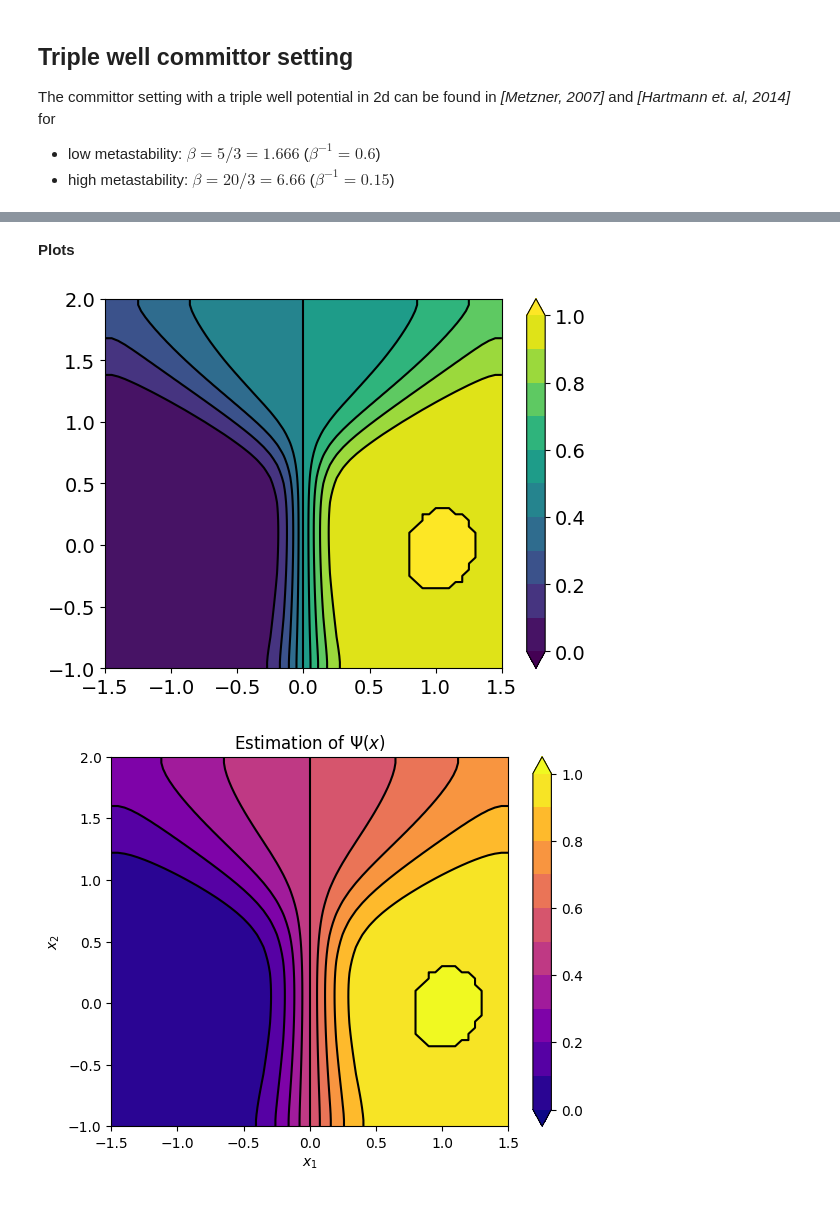
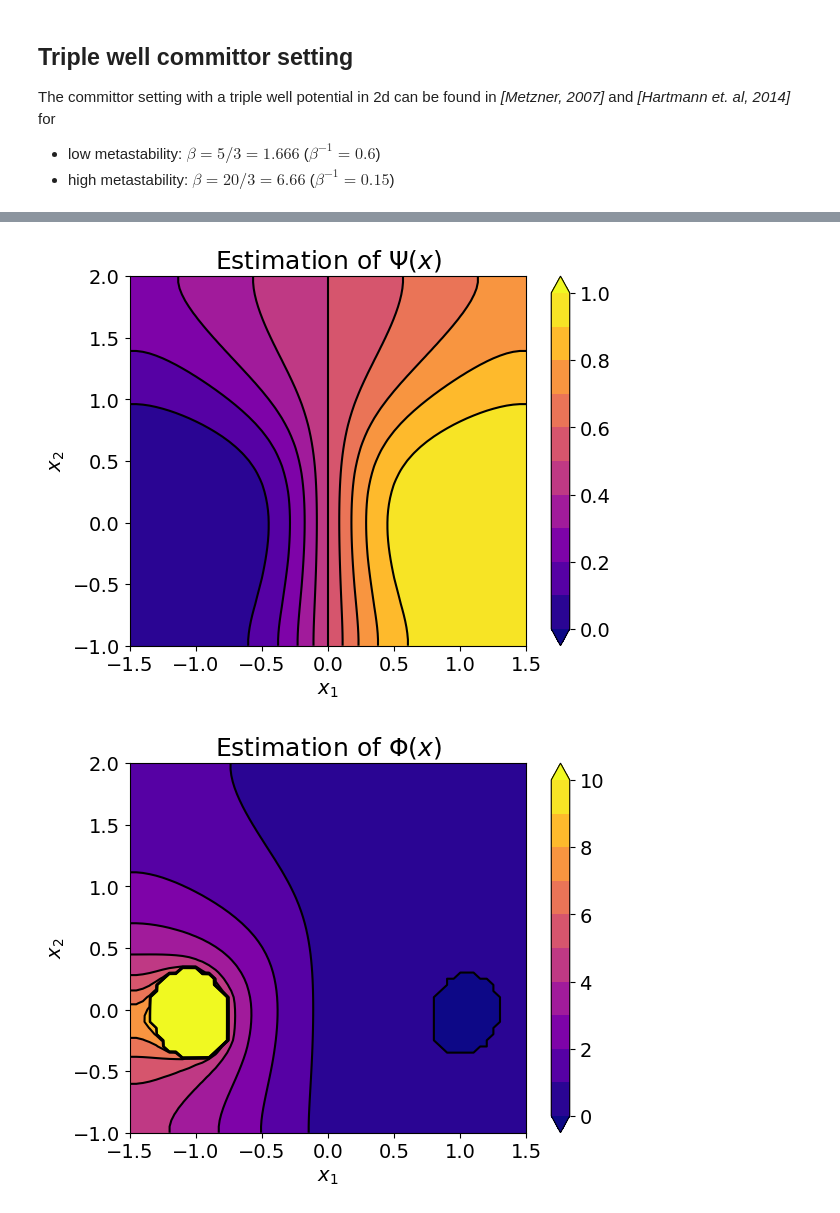
Before and after one commit to riberaborrell/sde-hjb-solver, a Jupyter notebook: examples/triplewell2d_committor.ipynb, the cells around one changed output, grey strips where cells are left out. Saved outputs shown, nothing was run; the diff lists cells and outputs as text; code cells hidden in the pictures.

```diff
--- a/examples/triplewell2d_committor.ipynb
+++ b/examples/triplewell2d_committor.ipynb
@@ -14,10 +17,14 @@ The committor setting with a triple well potential in 2d can be found in *[Metzn
 * high metastability: $\beta=20/3=6.66$ ($\beta^{-1} = 0.15$)
 # %%
 # initialize controlled sde object
-sde = TripleWellCommittor2D(beta=4)
+sde = TripleWellCommittor2D(beta=1.)
 
 # initialize hjb solver object
 sol_hjb = SolverHJB2D(sde, h=5e-2)
+
+# directory
+dir_path = DATA_ROOT_DIR + '/notebooks/'
+experiment_name = 'triplewell_2d_committor'
 # %%
 # compute hjb solution
 sol_hjb.solve_bvp()
@@ -40,28 +65,17 @@ sde.plot_2d_potential(levels=np.linspace(sde.ts_pot_level, 2, 20))
-# %% [markdown]
-**Plots**
 # %%
 # evaluate in grid
 sol_hjb.get_perturbed_potential_and_drift()
-# %%
-from matplotlib import pyplot as plt
-sol_hjb.psi.reshape(sde.Nh)[sde.ts_b_idx] += sde.epsilon
-
-levs=np.linspace(0, 1, 11)
-fig, ax = plt.subplots()
-cs = ax.contourf(
-    sde.domain_h[:, :, 0],
-    sde.domain_h[:, :, 1],
-    np.around(sol_hjb.psi, decimals=25),
-    levs,
-    extend='both',
-)
-ax.contour(cs, colors='k')
-cbar = fig.colorbar(cs)
-# %% [output]
-[figure, removed]
 # %%
-sol_hjb.plot_2d_psi(levels=np.linspace(0, 1, 11))
-#sol_hjb.plot_2d_value_function()
-#sol_hjb.plot_2d_perturbed_potential(levels=np.linspace(-3.5, 5, 20))
+# plot quantity of interest psi
+fig, ax = sol_hjb.plot_2d_psi(
+    levels=np.linspace(0, 1, 11),
+)
+fig.savefig(dir_path + experiment_name + '_psi.png', bbox_inches='tight')
+
+# plot value function
+fig, ax = sol_hjb.plot_2d_value_function(
+    levels=np.linspace(0, 10, 11),
+)
 # %% [output]
-[figure, old version]
+[figure, new version]
+[figure, added]
```
Also changed, not shown: parts of 6 cells of this notebook, 26 other files.
